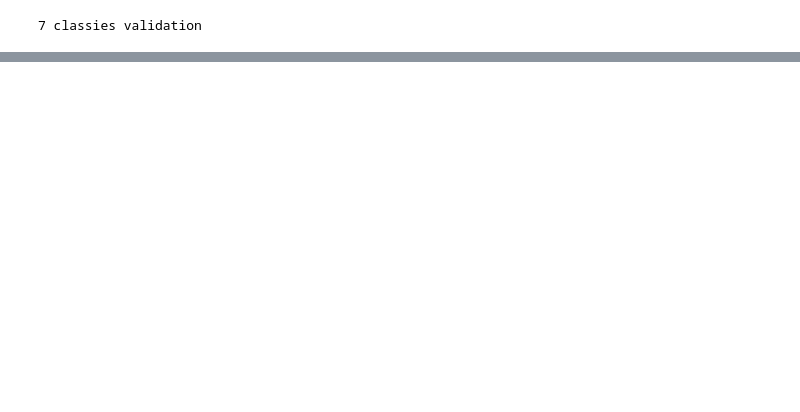
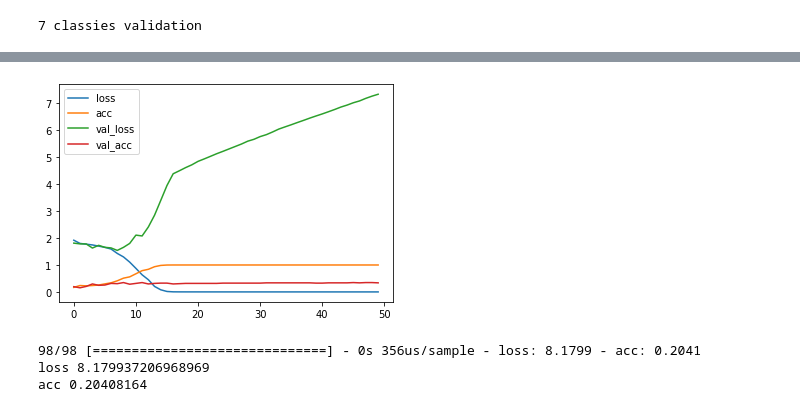
Before and after one commit to mAenon/vgg16_study, a Jupyter notebook: main.ipynb, the cells around one changed output, grey strips where cells are left out. Saved outputs shown, nothing was run; the diff lists cells and outputs as text; code cells hidden in the pictures; blank space fills up the shorter version.

Commit message:
cnn-model

```diff
--- a/main.ipynb
+++ b/main.ipynb
@@ -33,6 +31,6 @@ labels = label_df["act"]
 # %%
-# dデータ分割
-y_train, y_test = sklearn.model_selection.train_test_split(labels, test_size = 0.3, train_size=None, stratify=labels)
+# データ分割
+y_train, y_test = sklearn.model_selection.train_test_split(labels, test_size = 98, train_size=560, stratify=labels)
 
 x_train = data_np[y_train.index]
 x_test  = data_np[y_test.index]
@@ -44,5 +42,23 @@ print(num_classes, "classies validation")
 batch_size = x_test.shape[0]
 # %% [output]
 7 classies validation
+# %%
+#preprocessing
+from sklearn.preprocessing import MinMaxScaler, StandardScaler
+
+StdScaler = StandardScaler()
+x_test_mms = []
+x_train_mms = []
+
+for  x in x_test:
+    x = StdScaler.fit_transform(x)
+    x_test_mms.append(x)
+
+for  x in x_train:
+    x = StdScaler.fit_transform(x)
+    x_train_mms.append(x)
+
+x_test_mms = np.array(x_test_mms)
+x_train_mms = np.array(x_train_mms)
 # %%
 input_layer = Input( shape=( timesteps, input_dim ) )
@@ -74,2 +95,15 @@ Trainable params: 1,318,663
 Non-trainable params: 0
 _________________________________________________________________
+# %%
+conv1 = Conv1D(filters=128, kernel_size=16, strides=1, padding='same', kernel_initializer="he_normal", activation="relu")(input_layer)
+pool1 = MaxPooling1D(4, padding='same')(conv1)
+conv2 = Conv1D(filters=64, kernel_size=16, strides=1, padding='same', kernel_initializer="he_normal", activation="relu")(pool1)
+pool2 = MaxPooling1D(1, padding='same')(conv2)
+conv3 = Conv1D(filters=32, kernel_size=16, strides=1, padding='same', kernel_initializer="he_normal", activation="relu")(pool2)
+conv4 = Conv1D(filters=16, kernel_size=16, strides=1, padding='same', kernel_initializer="he_normal", activation="relu")(conv3)
+flatter = Flatten()(conv4)
+dense = Dense(units=num_classes, activation="softmax")(flatter)
+
+model_conv1d = Model(inputs=input_layer, outputs=dense)
+model_conv1d.summary()
+model_conv1d.compile(loss="categorical_crossentropy", optimizer="Adam", metrics=["accuracy"])
@@ -85,5 +137,6 @@ SVG(model_to_dot(model).create(prog="dot", format="svg"))
 
 pass
 # %%
-model.fit(x_train, y_train, batch_size=64, epochs=50, verbose=1, callbacks=[EarlyStopping(verbose=1)])
+# model_lstm.fit(x_train_mms, y_train, batch_size=batch_size//20, epochs=50, verbose=1, callbacks=[EarlyStopping(verbose=1)], validation_data=(x_test_mms, y_test))
+result = model_conv1d.fit(x_train_mms, y_train, batch_size=batch_size//40, epochs=50, verbose=2, validation_data=(x_test_mms, y_test))
 # %% [output]
@@ -90,0 +160,16 @@ Epoch 1/50
+# %%
+%matplotlib inline
+import matplotlib.pyplot as plt
+for key in  result.history.keys():
+    plt.plot(result.history[key], label = key)
+    plt.legend()
+# %% [output]
+[figure, added]
+# %%
+evals = model_conv1d.evaluate(x_test, y_test)
+print("loss", evals[0])
+print("acc",  evals[1])
+# %% [output]
+98/98 [==============================] - 0s 356us/sample - loss: 8.1799 - acc: 0.2041
+loss 8.179937206968969
+acc 0.20408164
```
Also changed, not shown: parts of 5 cells of this notebook.
